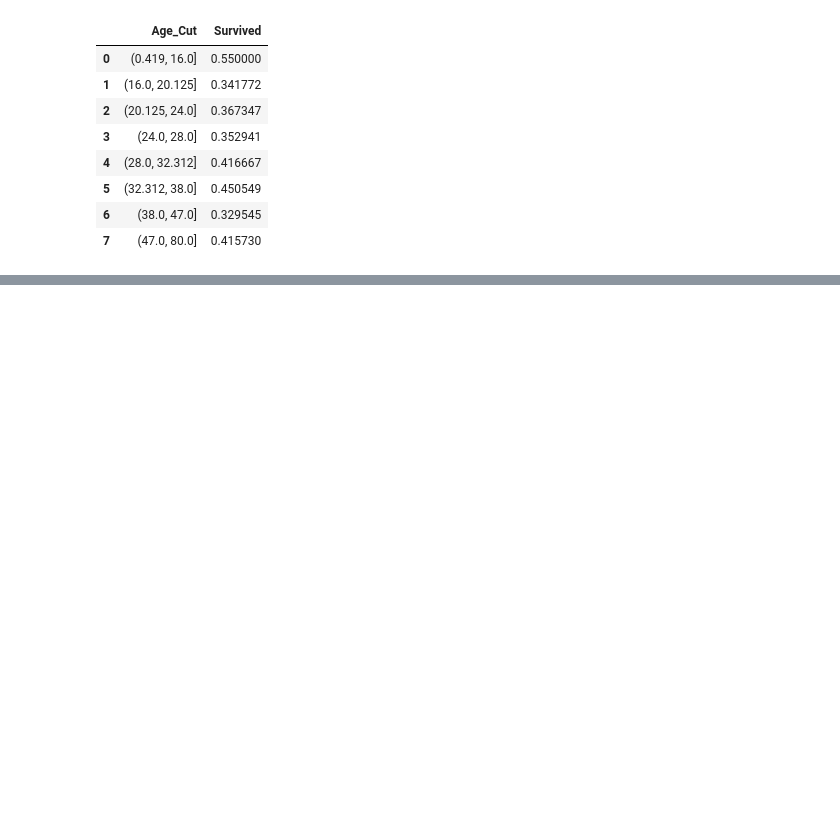
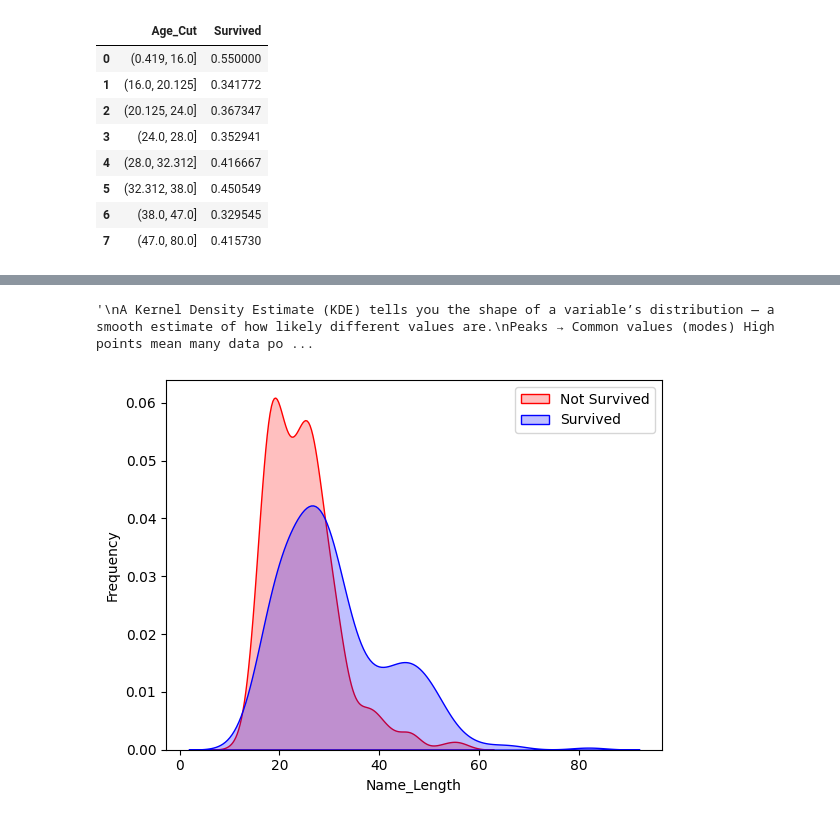
Before and after one commit to ashnr4u/TitanicSurvival_ml, a Jupyter notebook: titanic-ml.ipynb, the cells around one changed output, grey strips where cells are left out. Drawn from its saved outputs; the diff is of its cells as text; code cells hidden in the pictures; blank space fills up the shorter version.

```diff
--- a/titanic-ml.ipynb
+++ b/titanic-ml.ipynb
@@ -145,0 +187,17 @@ train_df.groupby(['Age_Cut'],as_index=False)['Survived'].mean()
+# %%
+#“The feature is discretized to reduce skewness, improve robustness,
+#and allow the model to learn broader socioeconomic tiers rather than noisy continuous values.”
+
+train_df.loc[train_df['Fare'] <= 7.854, 'Fare'] = 0
+train_df.loc[(train_df['Fare'] > 7.854) & (train_df['Fare'] <= 10.5), 'Fare'] = 1
+train_df.loc[(train_df['Fare'] > 10.5) & (train_df['Fare'] <= 21.679), 'Fare'] = 2
+train_df.loc[(train_df['Fare'] > 21.679) & (train_df['Fare'] <= 39.688), 'Fare'] = 3
+train_df.loc[(train_df['Fare'] > 39.688) & (train_df['Fare'] <= 512.329), 'Fare'] = 4
+train_df.loc[train_df['Fare'] > 512.329, 'Fare']
+
+test_df.loc[test_df['Fare'] <= 7.854, 'Fare'] = 0
+test_df.loc[(test_df['Fare'] > 7.854) & (test_df['Fare'] <= 10.5), 'Fare'] = 1
+test_df.loc[(test_df['Fare'] > 10.5) & (test_df['Fare'] <= 21.679), 'Fare'] = 2
+test_df.loc[(test_df['Fare'] > 21.679) & (test_df['Fare'] <= 39.688), 'Fare'] = 3
+test_df.loc[(test_df['Fare'] > 39.688) & (test_df['Fare'] <= 512.329), 'Fare'] = 4
+test_df.loc[test_df['Fare'] > 512.329, 'Fare']
@@ -145,0 +207,4 @@ train_df.groupby(['Age_Cut'],as_index=False)['Survived'].mean()
+# %%
+train_df['Title'] = train_df['Name'].str.split(pat= ",", expand=True)[1].str.split(pat= ".", expand=True)[0].apply(lambda x: x.strip())
+test_df['Title'] = test_df['Name'].str.split(pat= ",", expand=True)[1].str.split(pat= ".", expand=True)[0].apply(lambda x: x.strip())
+train_df.groupby(['Title'], as_index=False)['Survived'].mean()
@@ -145,0 +286,4 @@ train_df.groupby(['Age_Cut'],as_index=False)['Survived'].mean()
+# %%
+train_df['Name_Length'] = train_df['Name'].apply(lambda x: len(x))
+test_df['Name_Length'] = test_df['Name'].apply(lambda x: len(x))
+train_df['Name_Length']
@@ -145,0 +303,14 @@ train_df.groupby(['Age_Cut'],as_index=False)['Survived'].mean()
+# %%
+g = sns.kdeplot(train_df['Name_Length'][(train_df['Survived']==0) & (train_df['Name_Length'].notnull())], color='Red', fill=True)
+g = sns.kdeplot(train_df['Name_Length'][(train_df['Survived']==1) & (train_df['Name_Length'].notnull())], ax=g, color='Blue', fill=True)
+g.set_xlabel('Name_Length')
+g.set_ylabel('Frequency')
+g = g.legend(['Not Survived', 'Survived'])
+
+'''
+A Kernel Density Estimate (KDE) tells you the shape of a variable’s distribution — a smooth estimate of how likely different values are.
+Peaks → Common values (modes) High points mean many data points cluster there.
+'''
+# %% [output]
+'\nA Kernel Density Estimate (KDE) tells you the shape of a variable’s distribution — a smooth estimate of how likely different values are.\nPeaks → Common values (modes) High points mean many data po ...
+[figure, added]
```
Also changed, not shown: parts of 56 cells of this notebook.
